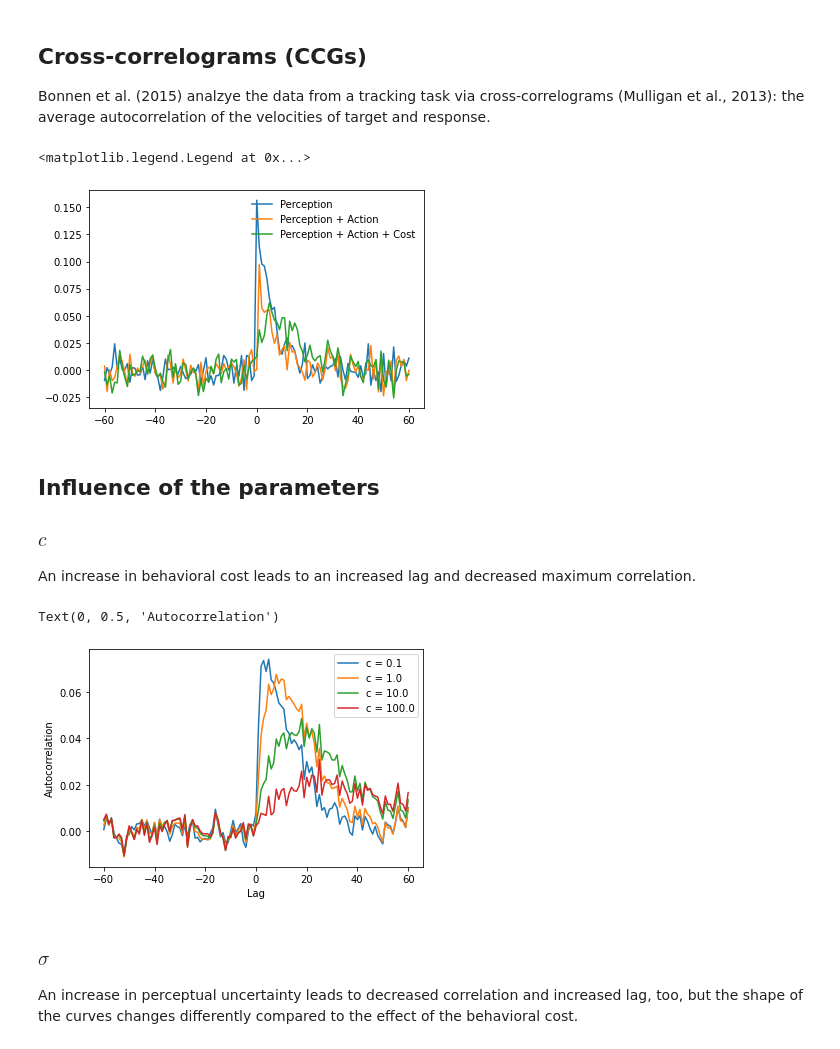
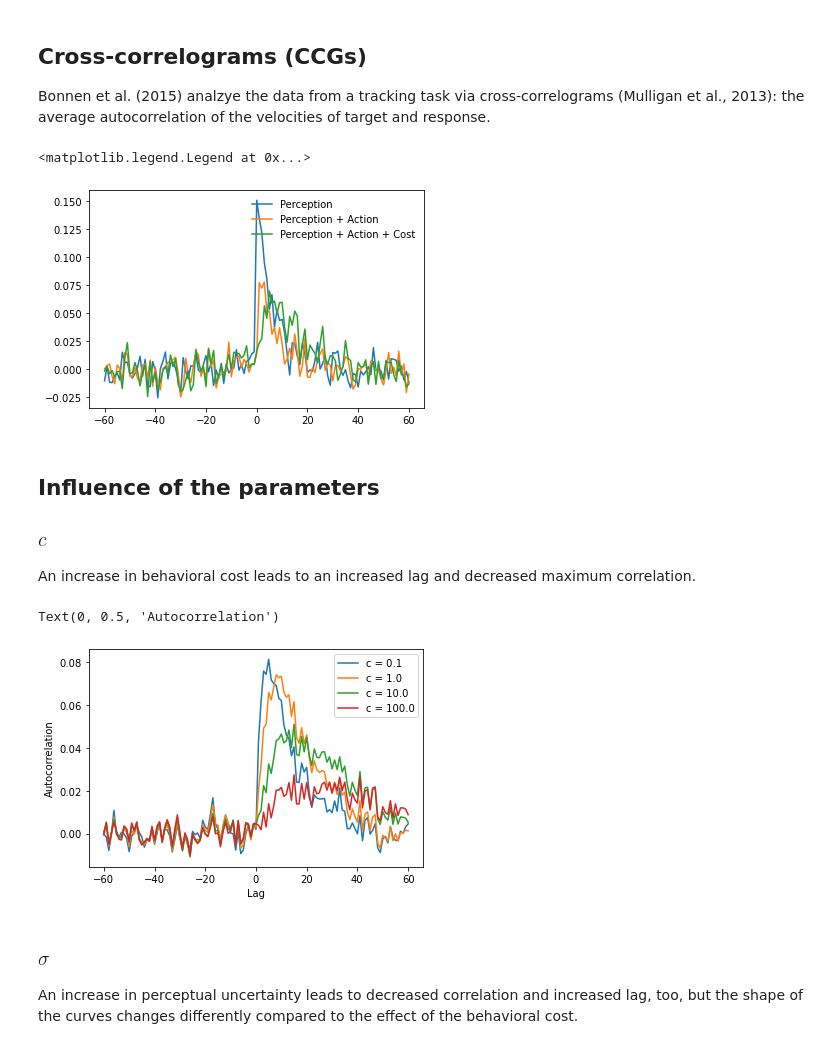
Before and after one commit to RothkopfLab/lqg, a Jupyter notebook: notebooks/01-HowTo.ipynb, the cells around one changed output. Drawn from its saved outputs; the diff is of its cells as text; code cells hidden in the pictures.

```diff
--- a/notebooks/01-HowTo.ipynb
+++ b/notebooks/01-HowTo.ipynb
@@ -92,7 +93,7 @@ Bonnen et al. (2015) analzye the data from a tracking task via cross-correlogram
 # %%
 # compute cross-correlograms
 model = BoundedActor(c=0., motor_noise=1., sigma=6.)
-x, xhat, y, u = model.simulate(n=20, T=500, seed=0, return_all=True)
+x, xhat, y, u = model.simulate(random.PRNGKey(0), n=20, T=500, return_all=True)
 
 
 lags, corrs = xcorr(np.diff(xhat[..., 0], axis=0).T, np.diff(x[..., 0], axis=0).T)
@@ -103,7 +104,7 @@ plt.plot(lags, corrs.mean(axis=0), label="Perception + Action")
 
 
 model = BoundedActor(c=1., motor_noise=1., sigma=6.)
-x, xhat, y, u = model.simulate(n=20, T=500, seed=0, return_all=True)
+x, xhat, y, u = model.simulate(random.PRNGKey(0), n=20, T=500, return_all=True)
 
 lags, corrs = xcorr(np.diff(x[..., 1], axis=0).T, np.diff(x[..., 0], axis=0).T)
 
@@ -112,7 +113,7 @@ plt.plot(lags, corrs.mean(axis=0), label="Perception + Action + Cost")
 plt.legend(frameon=False)
 # %% [output]
 <matplotlib.legend.Legend at 0x...>
-[figure, old version]
+[figure, new version]
 # %% [markdown]
 ## Influence of the parameters
 ### $c$
@@ -121,22 +122,22 @@ An increase in behavioral cost leads to an increased lag and decreased maximum c
 # %%
 cs = np.logspace(-1, 2, 4, base=10)
 for c in cs:
     # define model
     model = BoundedActor(c=c, motor_noise=0.5, sigma=12.)
 
     # simulate data
-    x = model.simulate(n=100, T=500, seed=0)
+    x = model.simulate(random.PRNGKey(0), n=100, T=500)
 
     # compute cross-correlograms
     lags, corrs = xcorr(np.diff(x[..., 1], axis=0).T, np.diff(x[..., 0], axis=0).T)
 
     plt.plot(lags, corrs.mean(axis=0), label=f"c = {c:.1f}")
 plt.legend()
 plt.xlabel("Lag")
 plt.ylabel("Autocorrelation")
 # %% [output]
 Text(0, 0.5, 'Autocorrelation')
-[figure, old version]
+[figure, new version]
 # %% [markdown]
 ### $\sigma$
 
```
Also changed, not shown: parts of 8 cells of this notebook.
